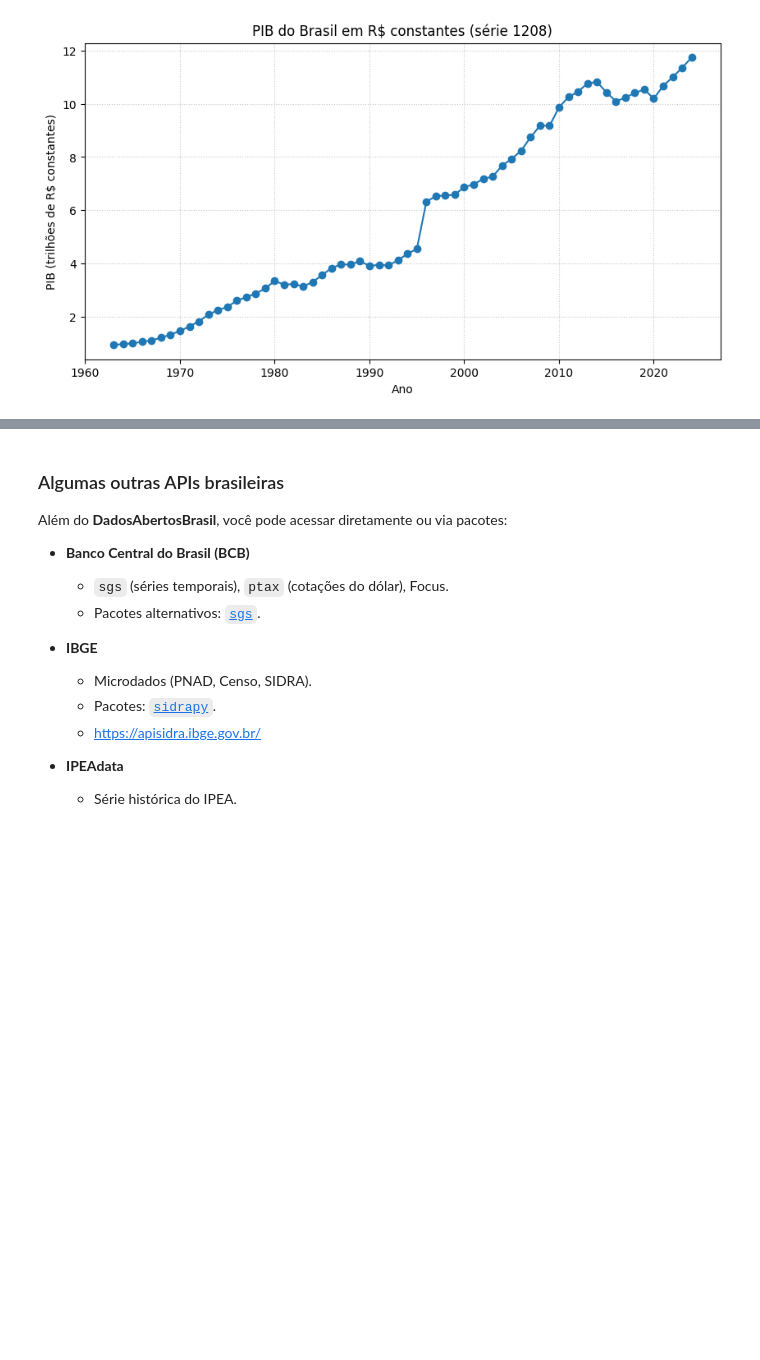
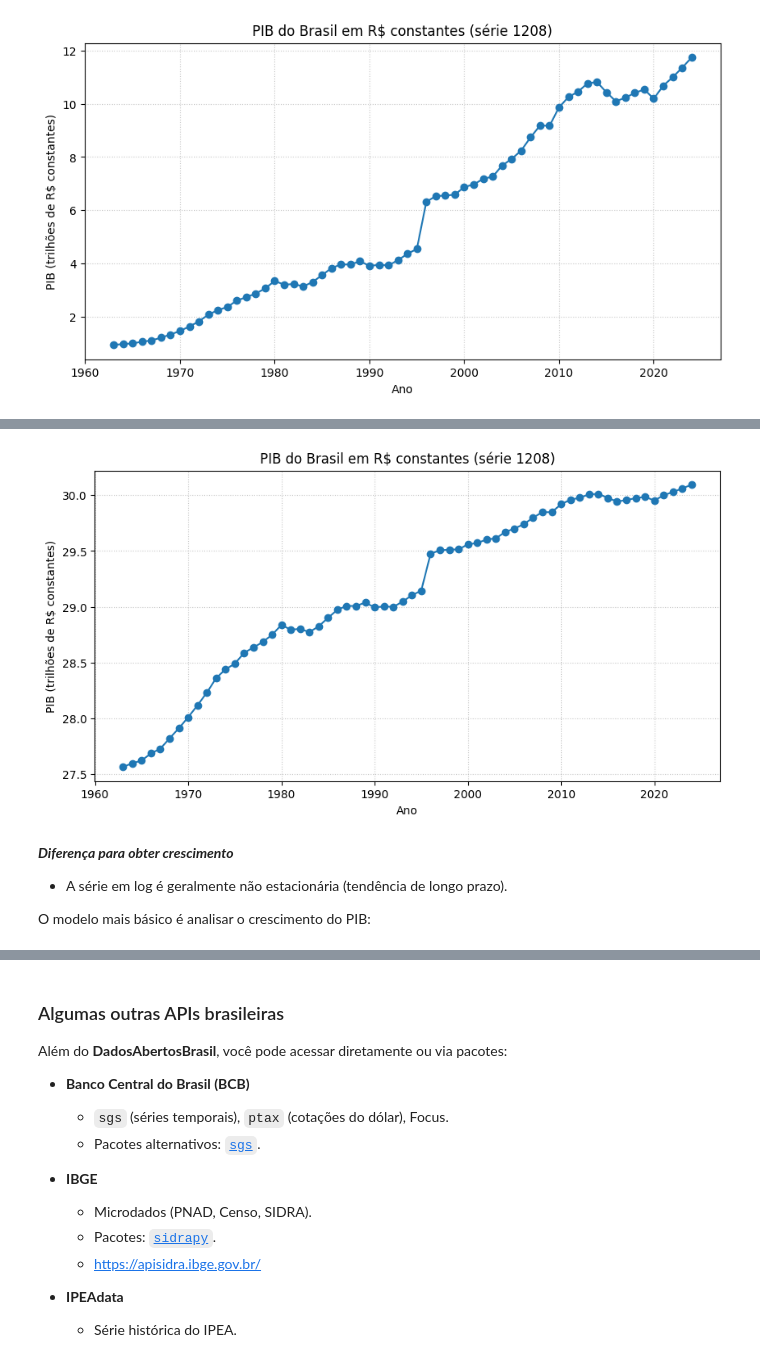
Before and after one commit to Daniel-Uhr/UFSC_2025, a Jupyter notebook: Seminario_2025_UFSC.ipynb, the cells around one changed output, grey strips where cells are left out. Drawn from its saved outputs; the diff is of its cells as text; code cells hidden in the pictures; blank space fills up the shorter version.

```diff
--- a/Seminario_2025_UFSC.ipynb
+++ b/Seminario_2025_UFSC.ipynb
@@ -1867,0 +1884,4 @@ plt.show()
+# %%
+import numpy as np
+
+pib_real["log_valor"] = np.log(pib_real["valor_num"])
@@ -1867,0 +1904,17 @@ plt.show()
+# %%
+# plot (em trilhões pra ficar legível)
+plt.figure(figsize=(10,5))
+plt.plot(pib_real["ano"], pib_real["log_valor"], marker="o")
+plt.title("PIB do Brasil em R$ constantes (série 1208)")
+plt.xlabel("Ano")
+plt.ylabel("PIB (trilhões de R$ constantes)")
+plt.grid(True, linestyle=":", alpha=0.7)
+plt.show()
+# %% [output]
+[figure, added]
+# %% [markdown]
+***Diferença para obter crescimento***
+
+* A série em log é geralmente não estacionária (tendência de longo prazo).
+
+O modelo mais básico é analisar o crescimento do PIB:
```
Also changed, not shown: parts of 12 cells of this notebook.
